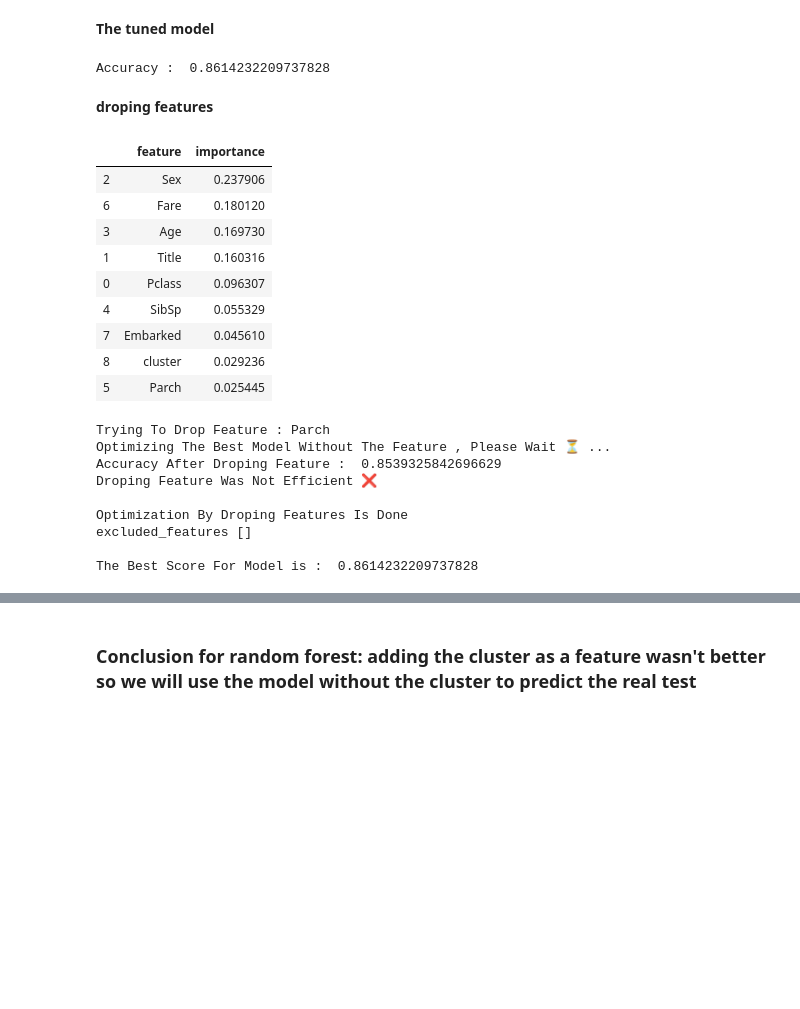
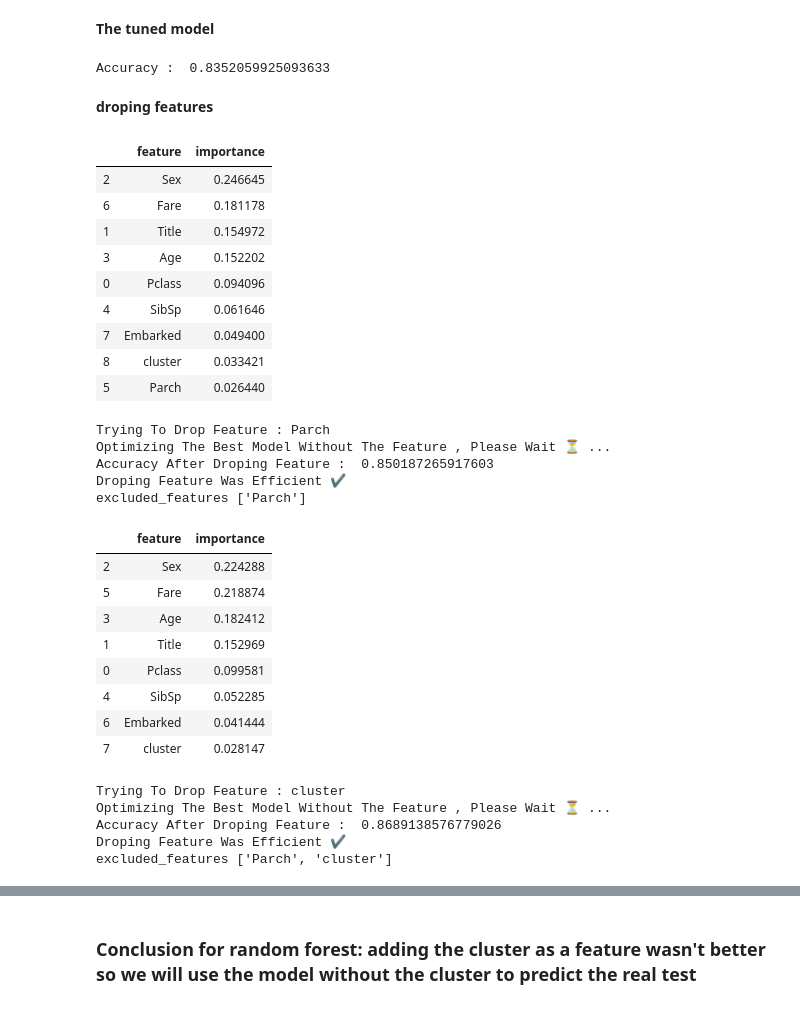
Before and after one commit to lashka12/Titanic-Machine-Learning-from-Disaster, a Jupyter notebook: Titanic.ipynb, the cells around one changed output, grey strips where cells are left out. Drawn from its saved outputs; the diff is of its cells as text; code cells hidden in the pictures; blank space fills up the shorter version.

```diff
--- a/Titanic.ipynb
+++ b/Titanic.ipynb
@@ -443,0 +480,7 @@ train_x_with_cluster, test_x_with_cluster, train_y_with_cluster, test_y_with_clu
+# %%
+# Creating a Decision Tree Classifier
+tree = DecisionTreeClassifier(random_state=RSEED)
+tree.fit(train_x, train_y)
+pred_y = tree.predict(test_x)
+score = accuracy_score(pred_y,test_y)
+print('Accuracy : ',score)
@@ -443,0 +545,7 @@ train_x_with_cluster, test_x_with_cluster, train_y_with_cluster, test_y_with_clu
+# %%
+# Creating a Decision Tree Classifier
+tree = DecisionTreeClassifier(random_state=RSEED)
+tree.fit(train_x_with_cluster, train_y)
+pred_y = tree.predict(test_x_with_cluster)
+score = accuracy_score(pred_y,test_y)
+print('Accuracy : ',score)
@@ -443,0 +556,11 @@ train_x_with_cluster, test_x_with_cluster, train_y_with_cluster, test_y_with_clu
+# %%
+# Create a grid search object
+gs = GridSearchCV(tree, param_grid, cv=5, scoring='accuracy',iid=False)
+
+# Fit the grid search
+gs.fit(train_x_with_cluster, train_y)
+
+pred_y = gs.predict(test_x_with_cluster)
+score = accuracy_score(pred_y,test_y)
+
+print('Accuracy : ',score)
@@ -528,37 +702,45 @@ Accuracy :  0.8389513108614233
 # %% [markdown]
 **The tuned model**
 # %%
-rs = GridSearchCV(rfc_with_cluster, param_grid, n_jobs = -1,scoring = 'accuracy', cv = 5 ,iid=False)
-rs.fit(train_x_with_cluster,train_y_with_cluster)
+rs = GridSearchCV(RandomForestClassifier(random_state = RSEED), param_grid, n_jobs = -1,scoring = 'accuracy', cv = 5 ,iid=False)
+rs.fit(train_x_with_cluster,train_y)
 pred_y=rs.predict(test_x_with_cluster)
-score = accuracy_score(pred_y,test_y_with_cluster)
+score = accuracy_score(pred_y,test_y)
 print('Accuracy : ',score)
 # %% [output]
-Accuracy :  0.8614232209737828
+Accuracy :  0.8352059925093633
 # %% [markdown]
 **droping features**
 # %%
 model=rs.best_estimator_
-best_model_with_cl,excluded_features_with_cl=optimize_by_droping_features(train_x_with_cluster,train_y_with_cluster,
-                                                                          test_x_with_cluster,test_y_with_cluster,3,
-                                                                          score,model,param_grid)
+best_model,excluded_features=optimize_by_droping_features(train_x_with_cluster,train_y,test_x_with_cluster,test_y,3,score,model,param_grid)
 # %% [output]
 |  | feature | importance |
-| 2 | Sex | 0.237906 |
-| 6 | Fare | 0.180120 |
-| 3 | Age | 0.169730 |
-| 1 | Title | 0.160316 |
-| 0 | Pclass | 0.096307 |
-| 4 | SibSp | 0.055329 |
-| 7 | Embarked | 0.045610 |
-| 8 | cluster | 0.029236 |
-| 5 | Parch | 0.025445 |
+| 2 | Sex | 0.246645 |
+| 6 | Fare | 0.181178 |
+| 1 | Title | 0.154972 |
+| 3 | Age | 0.152202 |
+| 0 | Pclass | 0.094096 |
+| 4 | SibSp | 0.061646 |
+| 7 | Embarked | 0.049400 |
+| 8 | cluster | 0.033421 |
+| 5 | Parch | 0.026440 |
 Trying To Drop Feature : Parch
 Optimizing The Best Model Without The Feature , Please Wait ⏳ ...
-Accuracy After Droping Feature :  0.8539325842696629
-Droping Feature Was Not Efficient ❌
-
-Optimization By Droping Features Is Done
-excluded_features []
-
-The Best Score For Model is :  0.8614232209737828
+Accuracy After Droping Feature :  0.850187265917603
+Droping Feature Was Efficient ✔️
+excluded_features ['Parch']
+|  | feature | importance |
+| 2 | Sex | 0.224288 |
+| 5 | Fare | 0.218874 |
+| 3 | Age | 0.182412 |
+| 1 | Title | 0.152969 |
+| 0 | Pclass | 0.099581 |
+| 4 | SibSp | 0.052285 |
+| 6 | Embarked | 0.041444 |
+| 7 | cluster | 0.028147 |
+Trying To Drop Feature : cluster
+Optimizing The Best Model Without The Feature , Please Wait ⏳ ...
+Accuracy After Droping Feature :  0.8689138576779026
+Droping Feature Was Efficient ✔️
+excluded_features ['Parch', 'cluster']
```
Also changed, not shown: parts of 167 cells of this notebook, 3 other files.
